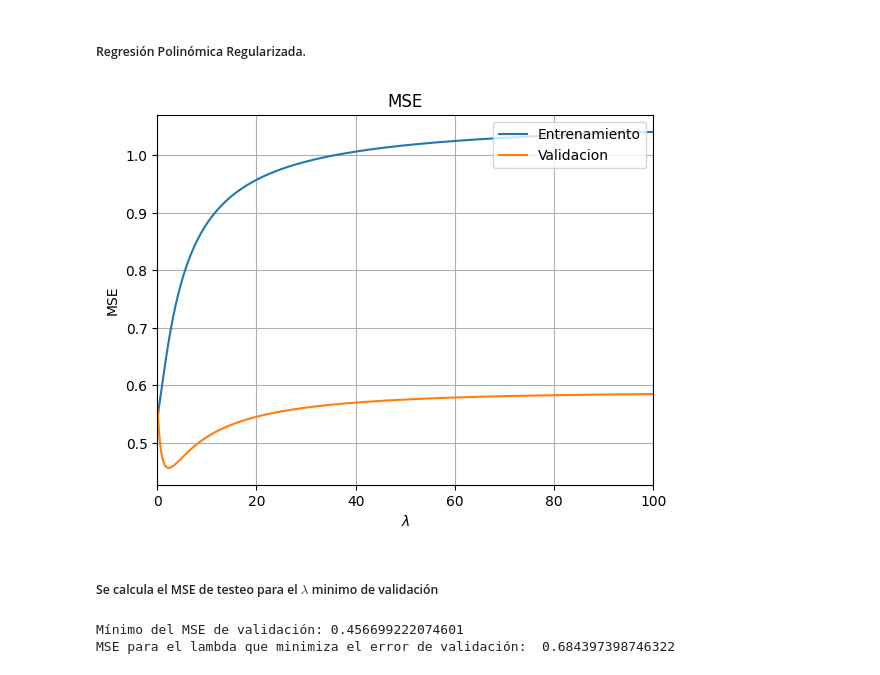
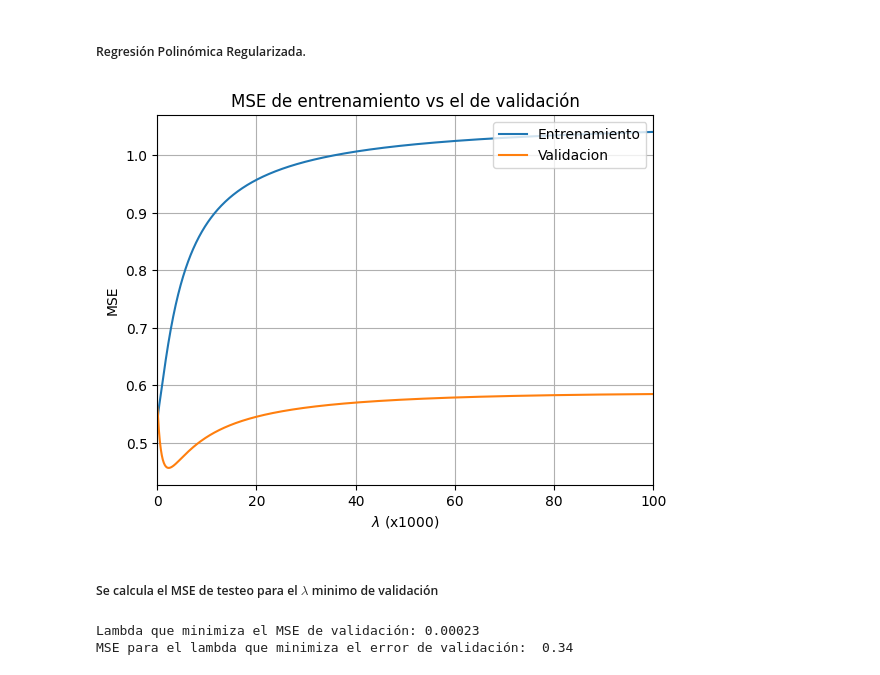
Before and after one commit to Jsar9/Signal-Processing-Workshop, a Jupyter notebook: TPs/TP2/TP2.ipynb, the cells around one changed output. Drawn from its saved outputs; the diff is of its cells as text; code cells hidden in the pictures.

```diff
--- a/TPs/TP2/TP2.ipynb
+++ b/TPs/TP2/TP2.ipynb
@@ -196,13 +213,23 @@ Pipeline(steps=[('preprocessing',
 ##### Predicción y errores.
 # %%
 #Se realiza la predicción para los datos de entrenamiento y de validación
-y_train_pred = pipeline.predict(train_combined)
-y_val_pred = pipeline.predict(val_combined)
+y_train_pred = regressor.predict(train_combined)
+y_val_pred = regressor.predict(val_combined)
+
+#Se realiza la predicción para los datos de entrenamiento y de validación utilizando el pipeline completo
+y_train_pred_pipe = pipeline.predict(train)
+y_val_pred_pipe = pipeline.predict(validation)
 
 #Se calcula el MSE de entrenamiento y de validación
 mse_train = mean_squared_error(y_train, y_train_pred)
 mse_val = mean_squared_error(y_val, y_val_pred)
 
-print('Error de entrenamiento:',mse_train)
-print('Error de validación:',mse_val)
+mse_train_pipe = mean_squared_error(y_train, y_train_pred_pipe)
+mse_val_pipe = mean_squared_error(y_val, y_val_pred_pipe)
+
+print('Error de entrenamiento:',round(mse_train,2))
+print('Error de validación:',round(mse_val,2))
+
+print('Error de entrenamiento con el pipeline completo:',round(mse_train_pipe,2))
+print('Error de validación con el pipeline completo:',round(mse_val_pipe,2))
 # %% [output]
@@ -216,66 +245,67 @@ from sklearn.linear_model import Ridge
 # %% [markdown]
 ##### Regresión Polinómica Regularizada.
 # %%
-pipeline = Pipeline([
-    ('preprocessing', preprocessor),
+pipeline_reg = Pipeline([
+    ('preprocessor', preprocessor),
     ('ridge', Ridge())
 ])
 
 #Se genera el array de lambdas en el intervalo dado
 lambda_min=1e-6
 lambda_max=1e-2
 n_samples = 1000
 lambda_array = np.linspace(lambda_min, lambda_max, n_samples)
 
 #Se generan listas vacías para cargar los valores MSE de entrenamiento y validación
 mse_train_list = []
 mse_val_list = []
 
 for alpha in lambda_array:
     #Se actualiza el parámetro de ridge
-    pipeline.set_params(ridge__alpha=alpha)
+    pipeline_reg.set_params(ridge__alpha=alpha)
 
     #Se realiza el entrenamiento con el nuevo parámetro
-    pipeline.fit(train_combined, y_train)
+    pipeline_reg.fit(train, y_train)
 
     #Se realizan las predicciones
-    y_train_pred = pipeline.predict(train_combined)
-    y_val_pred   = pipeline.predict(val_combined)
+    y_train_pred = pipeline_reg.predict(train)
+    y_val_pred   = pipeline_reg.predict(validation)
 
     #Se cargan los MSE en las listas
     mse_train_list.append(mean_squared_error(y_train, y_train_pred))
     mse_val_list.append(mean_squared_error(y_val, y_val_pred))
 
 plt.plot(lambda_array*10000, mse_train_list,label = 'Entrenamiento')
 plt.plot(lambda_array*10000, mse_val_list,label = 'Validacion')
-plt.title('MSE')
+plt.title('MSE de entrenamiento vs el de validación')
 plt.legend(loc = 'upper right')
 plt.ylabel('MSE')
-plt.xlabel(r'$\lambda$')
+plt.xlabel(r'$\lambda$ (x1000)')
 plt.xlim(0,100)
 plt.grid()
 plt.show()
 # %% [output]
-[figure, old version]
+[figure, new version]
 # %% [markdown]
 ##### Se calcula el MSE de testeo para el $\lambda$ minimo de validación
 # %%
-#El lambda que produce el mínimo MSE
-lambda_min_val = np.min(mse_val_list)
+#Se obtiene el lambda que produce el minimo MSE para los datos de validación
+index_min_mse_val = np.argmin(mse_val_list)
+lambda_min_val = lambda_array[index_min_mse_val]
 
-print('Mínimo del MSE de validación:', lambda_min_val)
+print('Lambda que minimiza el MSE de validación:', round(lambda_min_val,5))
 
 #Se coloca el parámetro de ridge
-pipeline.set_params(ridge__alpha=lambda_min_val)
+pipeline_reg.set_params(ridge__alpha=lambda_min_val)
 
 #Se realiza el entrenamiento con el nuevo parámetro
-pipeline.fit(train_combined, y_train)
+pipeline_reg.fit(train, y_train)
 
 #Se realiza la predicción para los datos de testeo
-y_test_pred = pipeline.predict(test_combined)
+y_test_pred = pipeline_reg.predict(test)
 
 #Se calcula el MSE para los datos de testeo
-print('MSE para el lambda que minimiza el error de validación: ',mean_squared_error(y_test, y_test_pred))
+print('MSE para el lambda que minimiza el error de validación: ',round(mean_squared_error(y_test, y_test_pred),2))
 # %% [output]
-Mínimo del MSE de validación: 0.456699222074601
-MSE para el lambda que minimiza el error de validación:  0.684397398746322
+Lambda que minimiza el MSE de validación: 0.00023
+MSE para el lambda que minimiza el error de validación:  0.34
```
Also changed, not shown: parts of 11 cells of this notebook.
